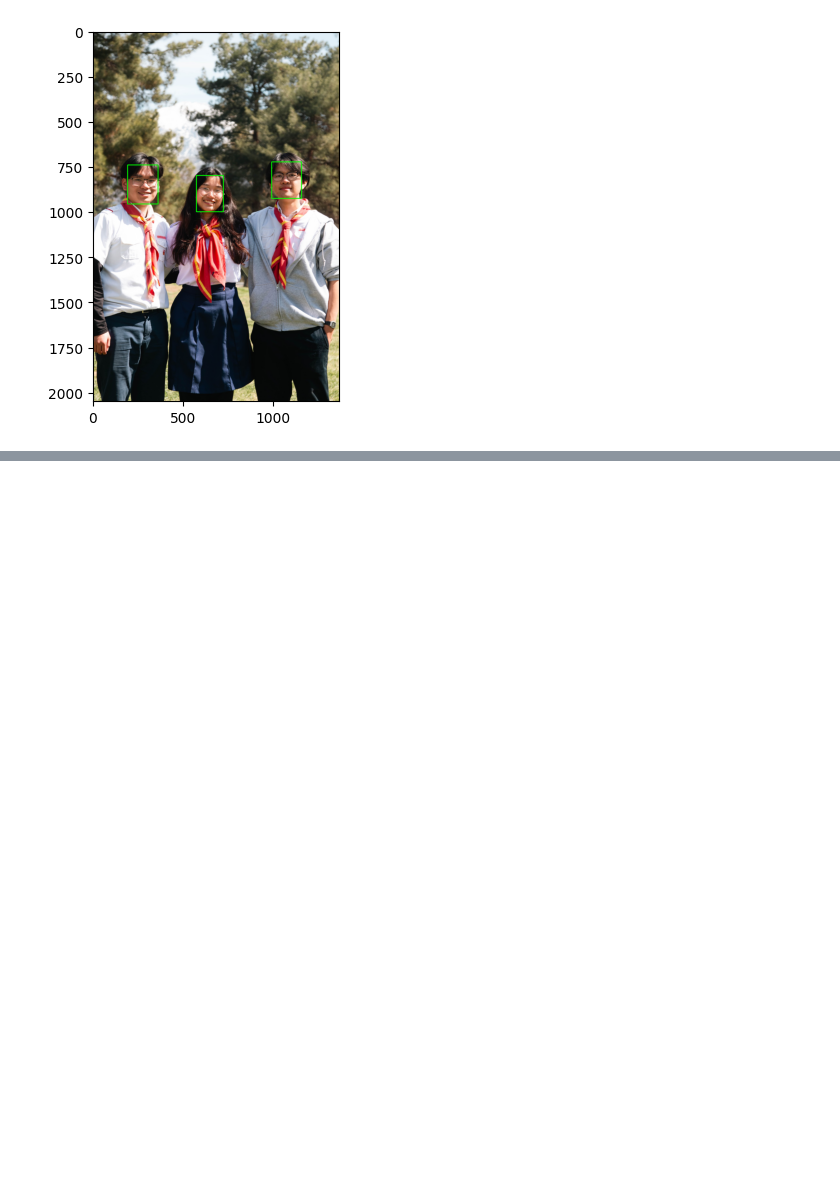
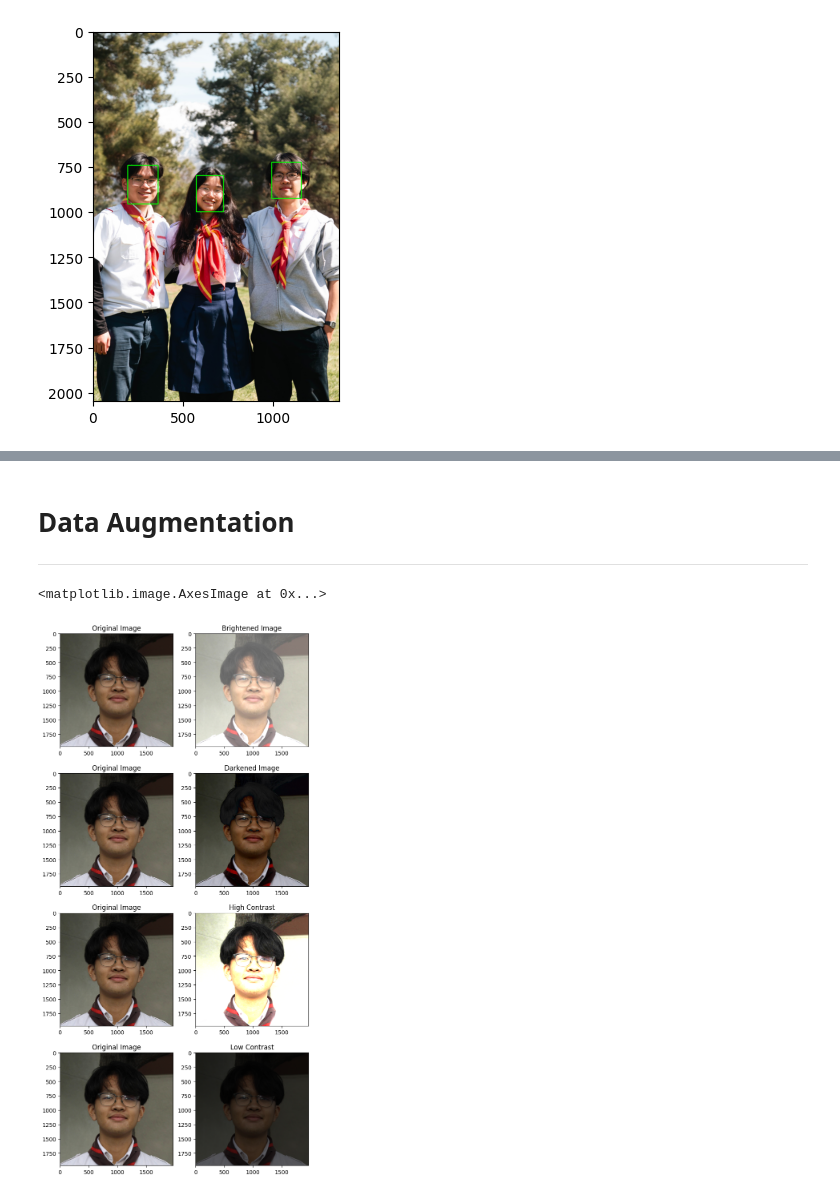
Before and after one commit to WTL04/SendMeThat, a Jupyter notebook: computer_vision/retina_test.ipynb, the cells around one changed output, grey strips where cells are left out. Saved outputs shown, nothing was run; the diff lists cells and outputs as text; code cells hidden in the pictures; blank space fills up the shorter version.

Commit message:
added Data_Augmentation class

```diff
--- a/computer_vision/retina_test.ipynb
+++ b/computer_vision/retina_test.ipynb
@@ -60,0 +73,54 @@ for face in faces:
+# %% [markdown]
+# Data Augmentation
+---
+# %%
+img_path = "images/headshots/will.jpeg"
+img = cv2.imread(img_path)
+img = cv2.cvtColor(img, cv2.COLOR_BGR2RGB)
+
+# brightness
+brightened_img = Data_Augmentation.brightness(img, 100)
+darkened_img = Data_Augmentation.brightness(img, -30)
+
+# contrast (0 < factor <= 1 for low contrast) and (factor <= 1 for high contrast)
+high_contrast_img = Data_Augmentation.contrast(img, 3)
+low_contrast_img = Data_Augmentation.contrast(img, 0.4)
+
+# gamma
+# %%
+fig = plt.figure(figsize=(8,40))
+
+ax1 = fig.add_subplot(921)
+ax1.set_title('Original Image')
+plt.imshow(img)
+
+ax2 = fig.add_subplot(922)
+ax2.set_title("Brightened Image")
+plt.imshow(brightened_img)
+
+ax3 = fig.add_subplot(923)
+ax3.set_title('Original Image')
+plt.imshow(img)
+
+ax4 = fig.add_subplot(924)
+ax4.set_title('Darkened Image')
+plt.imshow(darkened_img)
+
+ax5 = fig.add_subplot(925)
+ax5.set_title('Original Image')
+plt.imshow(img)
+
+ax6 = fig.add_subplot(926)
+ax6.set_title('High Contrast')
+plt.imshow(high_contrast_img)
+
+ax7 = fig.add_subplot(927)
+ax7.set_title('Original Image')
+plt.imshow(img)
+
+ax8 = fig.add_subplot(928)
+ax8.set_title('Low Contrast')
+plt.imshow(low_contrast_img)
+# %% [output]
+<matplotlib.image.AxesImage at 0x...>
+[figure, added]
```
Also changed, not shown: parts of 5 cells of this notebook, 2 other files.
